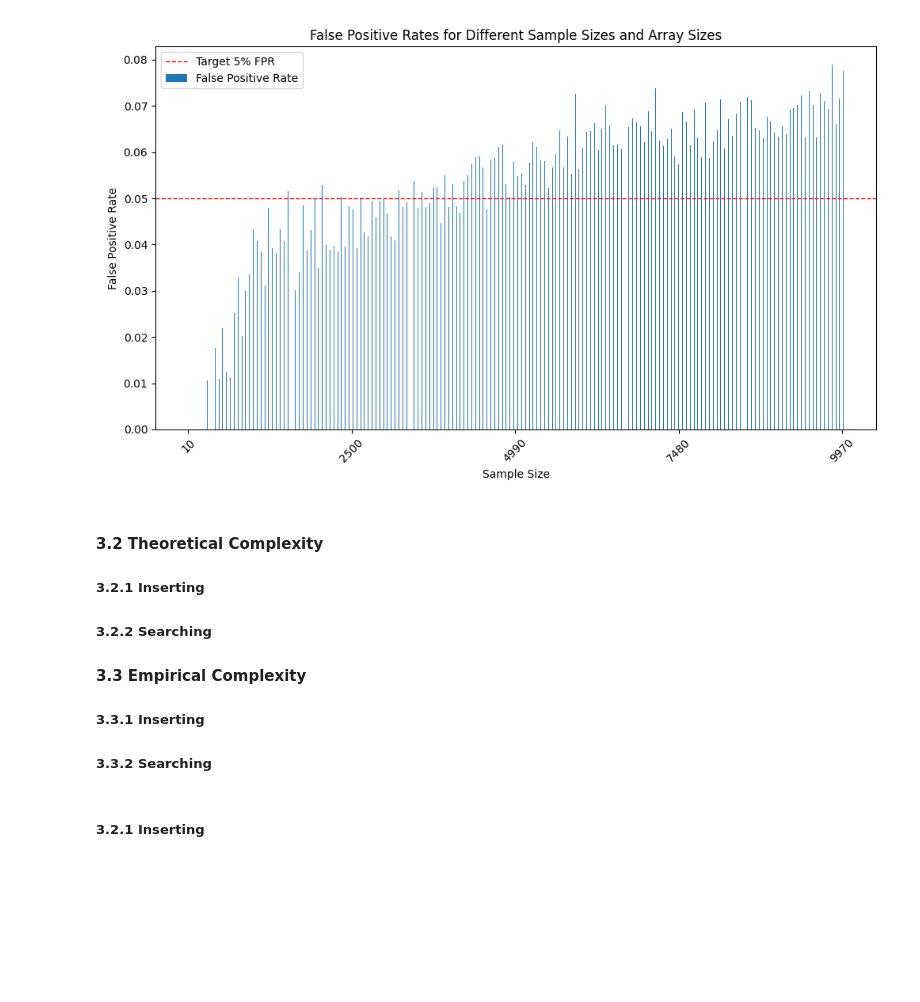
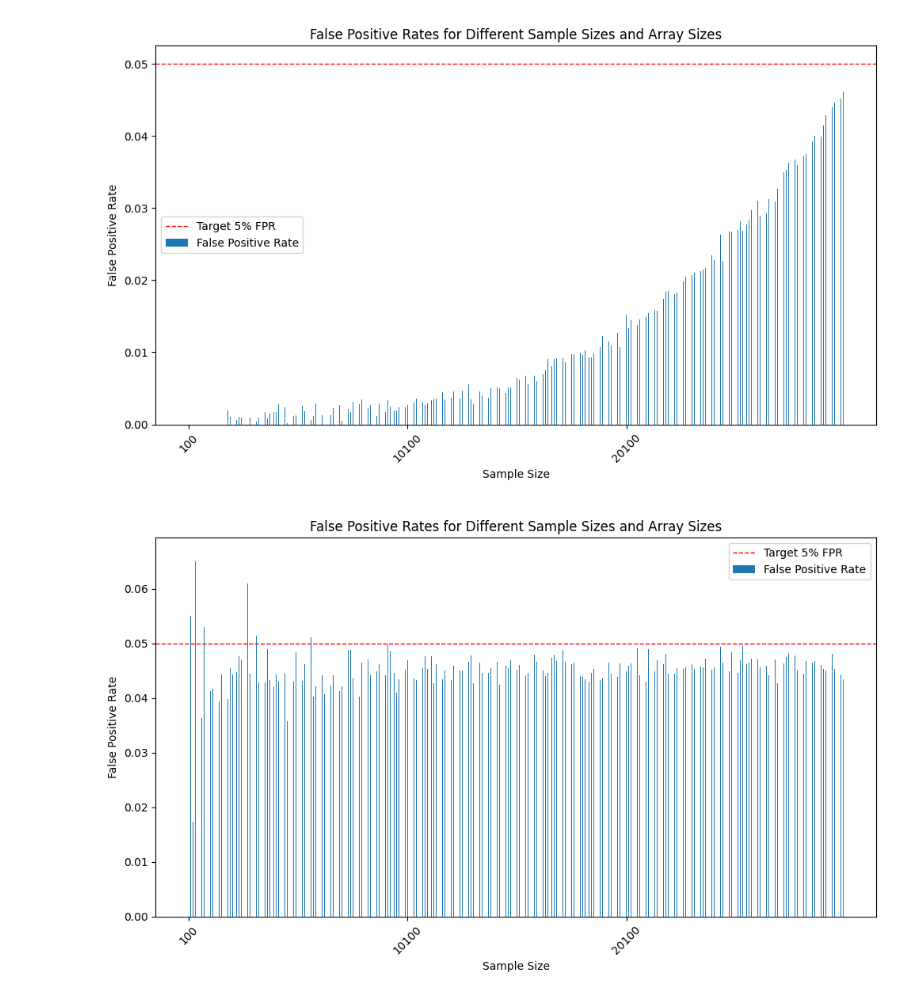
Before and after one commit to matteoram/to_remove2, a Jupyter notebook: bloom_filter.ipynb, the cells around one changed output. Drawn from its saved outputs; the diff is of its cells as text; code cells hidden in the pictures; blank space fills up the shorter version.

```diff
--- a/bloom_filter.ipynb
+++ b/bloom_filter.ipynb
@@ -149,19 +209,8 @@ if __name__ == "__main__":
 # %%
 from IPython.display import Image, display
-display(Image(filename='chart_1_false_positive_rates.png'))
+
+display(Image(filename='chart_1_fixed_bf.png'))
+display(Image(filename='chart_1_dynamic_bf.png'))
 # %% [output]
-[figure, old version]
+[figure, new version]
+[figure, added]
-# %% [markdown]
-#### 3.2 Theoretical Complexity
-
-##### 3.2.1 Inserting
-
-##### 3.2.2 Searching
-
-#### 3.3 Empirical Complexity
-
-##### 3.3.1 Inserting
-
-##### 3.3.2 Searching
-# %% [markdown]
-##### 3.2.1 Inserting
```
Also changed, not shown: parts of 8 cells of this notebook, 5 other files.
